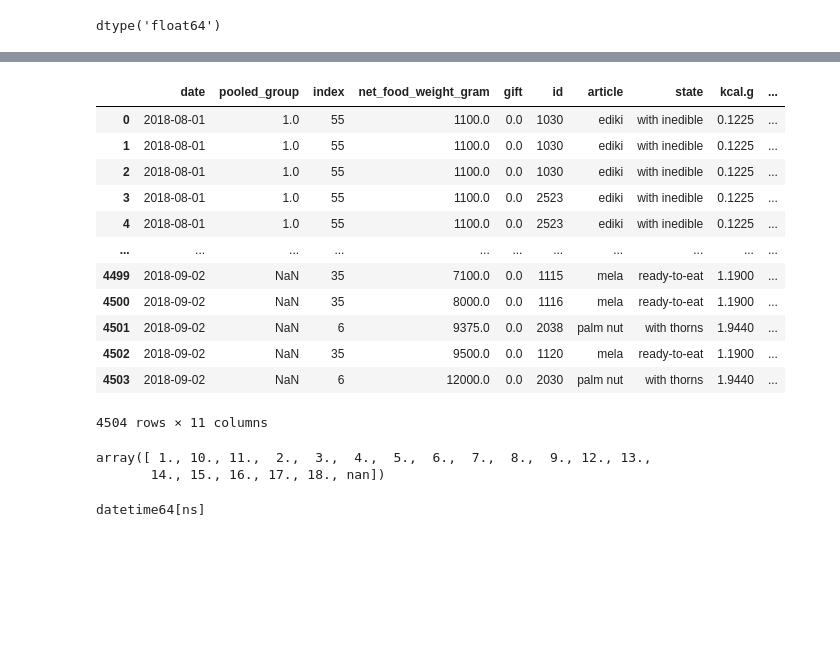
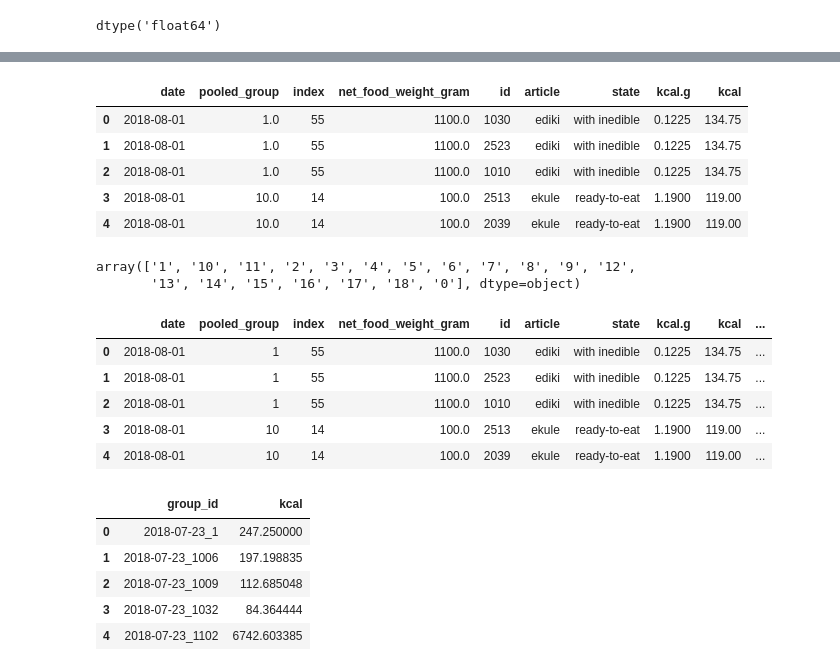
Before and after one commit to ErikRingen/foraging_returns, a Jupyter notebook: docs/EDA.ipynb, the cells around one changed output, grey strips where cells are left out. Saved outputs shown, nothing was run; the diff lists cells and outputs as text; code cells hidden in the pictures; blank space fills up the shorter version.

```diff
--- a/docs/EDA.ipynb
+++ b/docs/EDA.ipynb
@@ -151,6 +101,6 @@ df_group.head()
 # %%
 # Merge to get kcal as rate
-df_merged = pd.merge(df_returns, df_kcal[['index', 'kcal.g']], on='index', how='left').merge(df_group[['date','id', 'total.minutes']], on=['id', 'date'], how='left')
+df_merged = pd.merge(df_returns, df_kcal[['index', 'kcal.g']], on='index', how='left')
 # %%
 df_merged.head()
 # %% [output]
@@ -191,28 +141,45 @@ min          0.900000
 max      27000.000000
 Name: net_food_weight_gram, dtype: float64
+# %%
+df_merged = df_merged[df_merged["gift"] == 0].drop(columns=["gift"])
+df_merged.head()
+# %% [output]
+|  | date | pooled_group | index | net_food_weight_gram | id | article | state | kcal.g | kcal |
+| 0 | 2018-08-01 | 1.0 | 55 | 1100.0 | 1030 | ediki | with inedible | 0.1225 | 134.75 |
+| 1 | 2018-08-01 | 1.0 | 55 | 1100.0 | 2523 | ediki | with inedible | 0.1225 | 134.75 |
+| 2 | 2018-08-01 | 1.0 | 55 | 1100.0 | 1010 | ediki | with inedible | 0.1225 | 134.75 |
+| 3 | 2018-08-01 | 10.0 | 14 | 100.0 | 2513 | ekule | ready-to-eat | 1.1900 | 119.00 |
+| 4 | 2018-08-01 | 10.0 | 14 | 100.0 | 2039 | ekule | ready-to-eat | 1.1900 | 119.00 |
+# %%
+df_merged['pooled_group'] = np.round(df_merged['pooled_group'].fillna(0), 0).astype(int).astype(str)
+df_merged['id'] = df_merged['id'].astype(str)
+
+df_merged['pooled_group'].unique()
+# %% [output]
+array(['1', '10', '11', '2', '3', '4', '5', '6', '7', '8', '9', '12',
+       '13', '14', '15', '16', '17', '18', '0'], dtype=object)
+# %%
+solo_foraging = df_merged['pooled_group'] == '0'
+id_if_true = df_merged['date'].astype(str) + '_' + df_merged['id']
+id_if_false = df_merged['date'].astype(str) + '_' + df_merged['pooled_group'] # Assuming group is integer/float, convert to str
+
+df_merged['group_id'] = np.where(solo_foraging, id_if_true, id_if_false)
 # %%
-df_merged
+df_merged.head()
 # %% [output]
-|  | date | pooled_group | index | net_food_weight_gram | gift | id | article | state | kcal.g | ... |
-| 0 | 2018-08-01 | 1.0 | 55 | 1100.0 | 0.0 | 1030 | ediki | with inedible | 0.1225 | ... |
-| 1 | 2018-08-01 | 1.0 | 55 | 1100.0 | 0.0 | 1030 | ediki | with inedible | 0.1225 | ... |
-| 2 | 2018-08-01 | 1.0 | 55 | 1100.0 | 0.0 | 1030 | ediki | with inedible | 0.1225 | ... |
-| 3 | 2018-08-01 | 1.0 | 55 | 1100.0 | 0.0 | 2523 | ediki | with inedible | 0.1225 | ... |
-| 4 | 2018-08-01 | 1.0 | 55 | 1100.0 | 0.0 | 2523 | ediki | with inedible | 0.1225 | ... |
-| ... | ... | ... | ... | ... | ... | ... | ... | ... | ... | ... |
-| 4499 | 2018-09-02 | NaN | 35 | 7100.0 | 0.0 | 1115 | mela | ready-to-eat | 1.1900 | ... |
-| 4500 | 2018-09-02 | NaN | 35 | 8000.0 | 0.0 | 1116 | mela | ready-to-eat | 1.1900 | ... |
-| 4501 | 2018-09-02 | NaN | 6 | 9375.0 | 0.0 | 2038 | palm nut | with thorns | 1.9440 | ... |
-| 4502 | 2018-09-02 | NaN | 35 | 9500.0 | 0.0 | 1120 | mela | ready-to-eat | 1.1900 | ... |
-| 4503 | 2018-09-02 | NaN | 6 | 12000.0 | 0.0 | 2030 | palm nut | with thorns | 1.9440 | ... |
+|  | date | pooled_group | index | net_food_weight_gram | id | article | state | kcal.g | kcal | ... |
+| 0 | 2018-08-01 | 1 | 55 | 1100.0 | 1030 | ediki | with inedible | 0.1225 | 134.75 | ... |
+| 1 | 2018-08-01 | 1 | 55 | 1100.0 | 2523 | ediki | with inedible | 0.1225 | 134.75 | ... |
+| 2 | 2018-08-01 | 1 | 55 | 1100.0 | 1010 | ediki | with inedible | 0.1225 | 134.75 | ... |
+| 3 | 2018-08-01 | 10 | 14 | 100.0 | 2513 | ekule | ready-to-eat | 1.1900 | 119.00 | ... |
+| 4 | 2018-08-01 | 10 | 14 | 100.0 | 2039 | ekule | ready-to-eat | 1.1900 | 119.00 | ... |
-4504 rows × 11 columns
-# %%
-df_merged.pooled_group.unique()
-# %% [output]
-array([ 1., 10., 11.,  2.,  3.,  4.,  5.,  6.,  7.,  8.,  9., 12., 13.,
-       14., 15., 16., 17., 18., nan])
-# %%
-# convert date to datetime
-df_merged['date'] = pd.to_datetime(df_merged['date'])
-# %% [output]
-datetime64[ns]
+# %%
+df_merged_agg = df_merged.groupby('group_id').agg({'kcal': 'mean'}).reset_index()
+df_merged_agg.head()
+# %% [output]
+|  | group_id | kcal |
+| 0 | 2018-07-23_1 | 247.250000 |
+| 1 | 2018-07-23_1006 | 197.198835 |
+| 2 | 2018-07-23_1009 | 112.685048 |
+| 3 | 2018-07-23_1032 | 84.364444 |
+| 4 | 2018-07-23_1102 | 6742.603385 |
```
Also changed, not shown: parts of 26 cells of this notebook, 7 other files.
